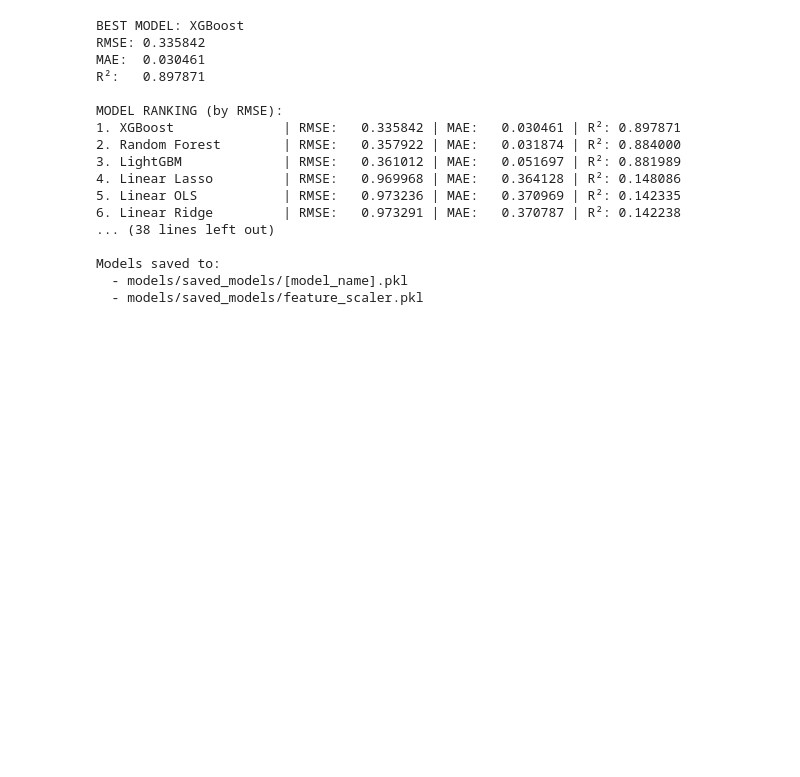
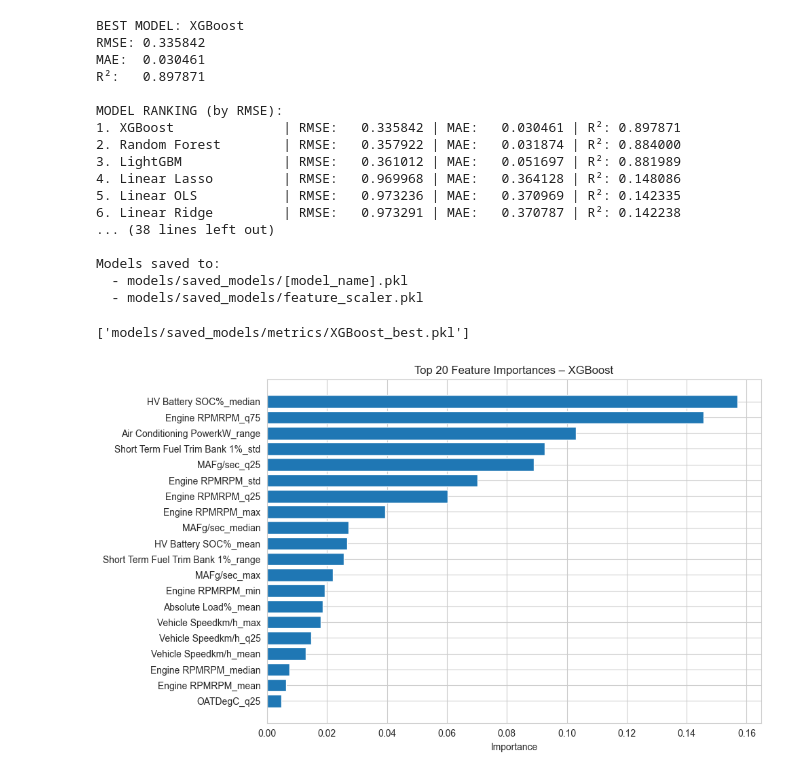
Before and after one commit to joaco1212004/VED-TPF-ML-Fadel-DiCola, a Jupyter notebook: 2model_run_Metrics_csv copy 2.ipynb, the cells around one changed output. Saved outputs shown, nothing was run; the diff lists cells and outputs as text; code cells hidden in the pictures; blank space fills up the shorter version.

```diff
--- a/2model_run_Metrics_csv copy 2.ipynb
+++ b/2model_run_Metrics_csv copy 2.ipynb
@@ -572,3 +550,33 @@ MODEL RANKING (by RMSE):
 Models saved to:
   - models/saved_models/[model_name].pkl
   - models/saved_models/feature_scaler.pkl
+# %%
+Path("models/saved_models/metrics").mkdir(parents=True, exist_ok=True)
+joblib.dump(all_models[best_model_name],
+            f"models/saved_models/metrics/{best_model_name.replace(' ', '_')}_best.pkl")
+# %% [output]
+['models/saved_models/metrics/XGBoost_best.pkl']
+# %%
+best_model = all_models[best_model_name]   # <- AHORA sí es el modelo
+
+if hasattr(best_model, "feature_importances_"):
+    importances = best_model.feature_importances_
+
+    # Usá las columnas con las que se entrenó el modelo
+    feature_names = X_train_scaled.columns  # o X_train.columns, según tu notebook
+
+    indices = np.argsort(importances)[::-1]
+
+    plt.figure(figsize=(10, 6))
+    plt.barh(
+        np.array(feature_names)[indices][:20][::-1],
+        importances[indices][:20][::-1]
+    )
+    plt.title(f"Top 20 Feature Importances – {best_model_name}")
+    plt.xlabel("Importance")
+    plt.tight_layout()
+    plt.show()
+else:
+    print(f"El modelo {best_model_name} no tiene atributo 'feature_importances_'")
+# %% [output]
+[figure, added]
```
Also changed, not shown: parts of 4 cells of this notebook, 21 other files.
